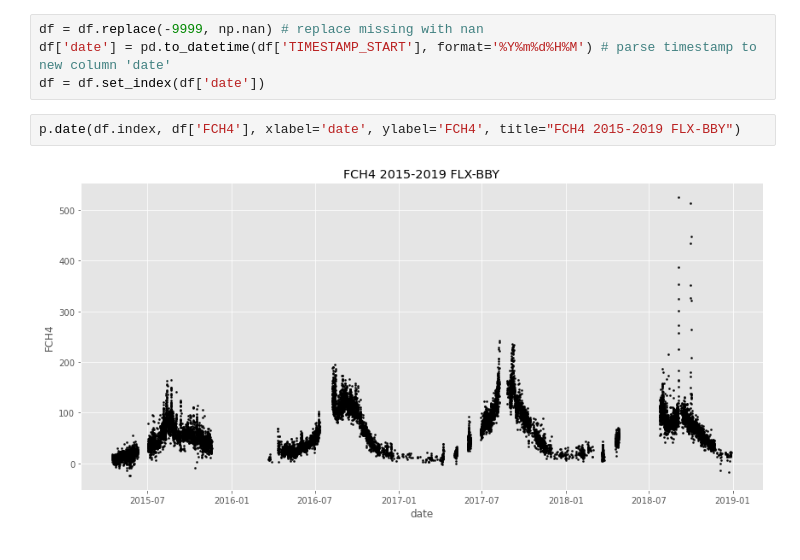
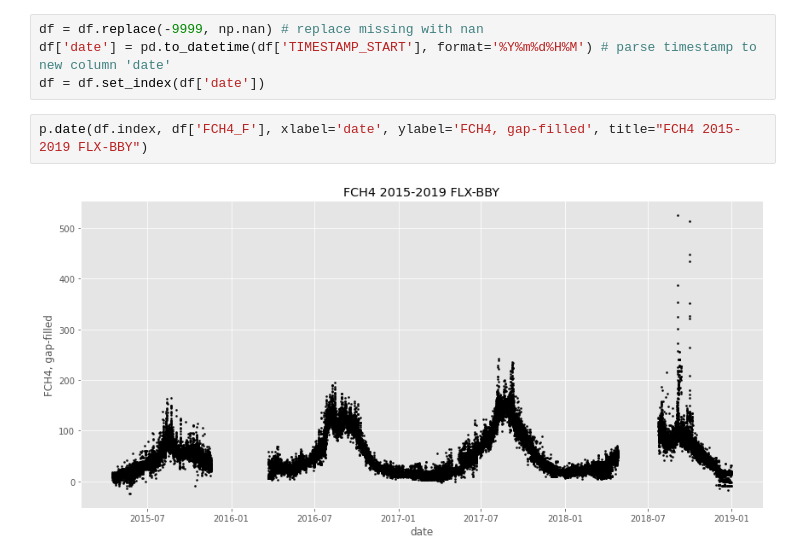
Before and after one commit to ottobriner/wavelet-partition, a Jupyter notebook: rmsd.ipynb, the cells around one changed output. Drawn from its saved outputs; the diff is of its cells as text.

```diff
--- a/rmsd.ipynb
+++ b/rmsd.ipynb
@@ -26,6 +26,6 @@ df = df.replace(-9999, np.nan) # replace missing with nan
 df['date'] = pd.to_datetime(df['TIMESTAMP_START'], format='%Y%m%d%H%M') # parse timestamp to new column 'date'
 df = df.set_index(df['date'])
 # %%
-p.date(df.index, df['FCH4'], xlabel='date', ylabel='FCH4', title="FCH4 2015-2019 FLX-BBY")
+p.date(df.index, df['FCH4_F'], xlabel='date', ylabel='FCH4, gap-filled', title="FCH4 2015-2019 FLX-BBY")
 # %% [output]
-[figure, old version]
+[figure, new version]
```
Also changed, not shown: parts of 7 cells of this notebook.
